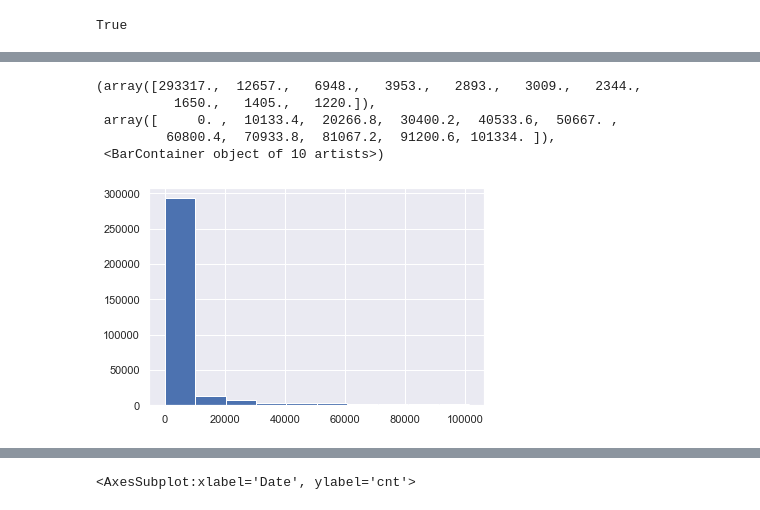
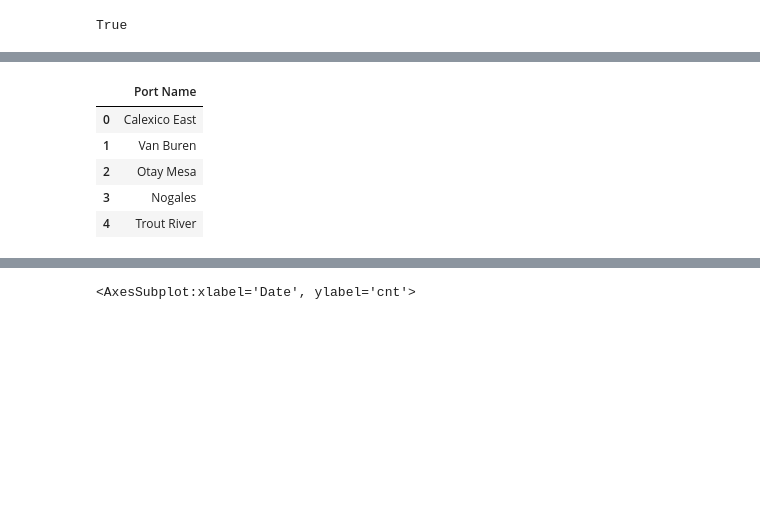
Before and after one commit to telenovelachuan/interactive_data_manipulation, a Jupyter notebook: demo.ipynb, the cells around one changed output, grey strips where cells are left out. Saved outputs shown, nothing was run; the diff lists cells and outputs as text; code cells hidden in the pictures; blank space fills up the shorter version.

```diff
--- a/demo.ipynb
+++ b/demo.ipynb
@@ -43,9 +41,9 @@ yy=df[df["Value"]<=df.quantile(0.95)["Value"]]
-# %%
-plt.hist(yy["Value"])
-# %% [output]
-(array([293317.,  12657.,   6948.,   3953.,   2893.,   3009.,   2344.,
-          1650.,   1405.,   1220.]),
- array([     0. ,  10133.4,  20266.8,  30400.2,  40533.6,  50667. ,
-         60800.4,  70933.8,  81067.2,  91200.6, 101334. ]),
- <BarContainer object of 10 artists>)
-[figure, removed]
+# %%
+df[["Port Name"]].head(5)
+# %% [output]
+|  | Port Name |
+| 0 | Calexico East |
+| 1 | Van Buren |
+| 2 | Otay Mesa |
+| 3 | Nogales |
+| 4 | Trout River |
```
Also changed, not shown: parts of 3 cells of this notebook, 2 other files.
